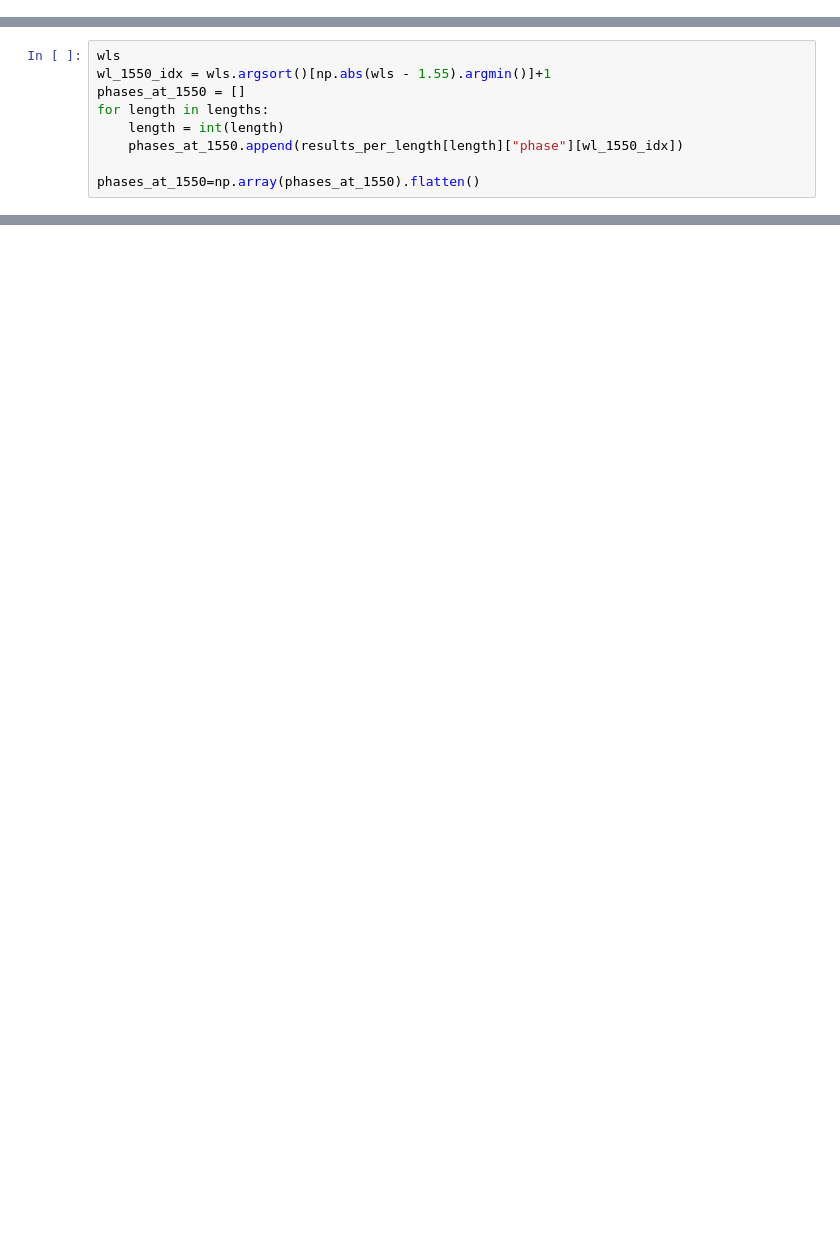
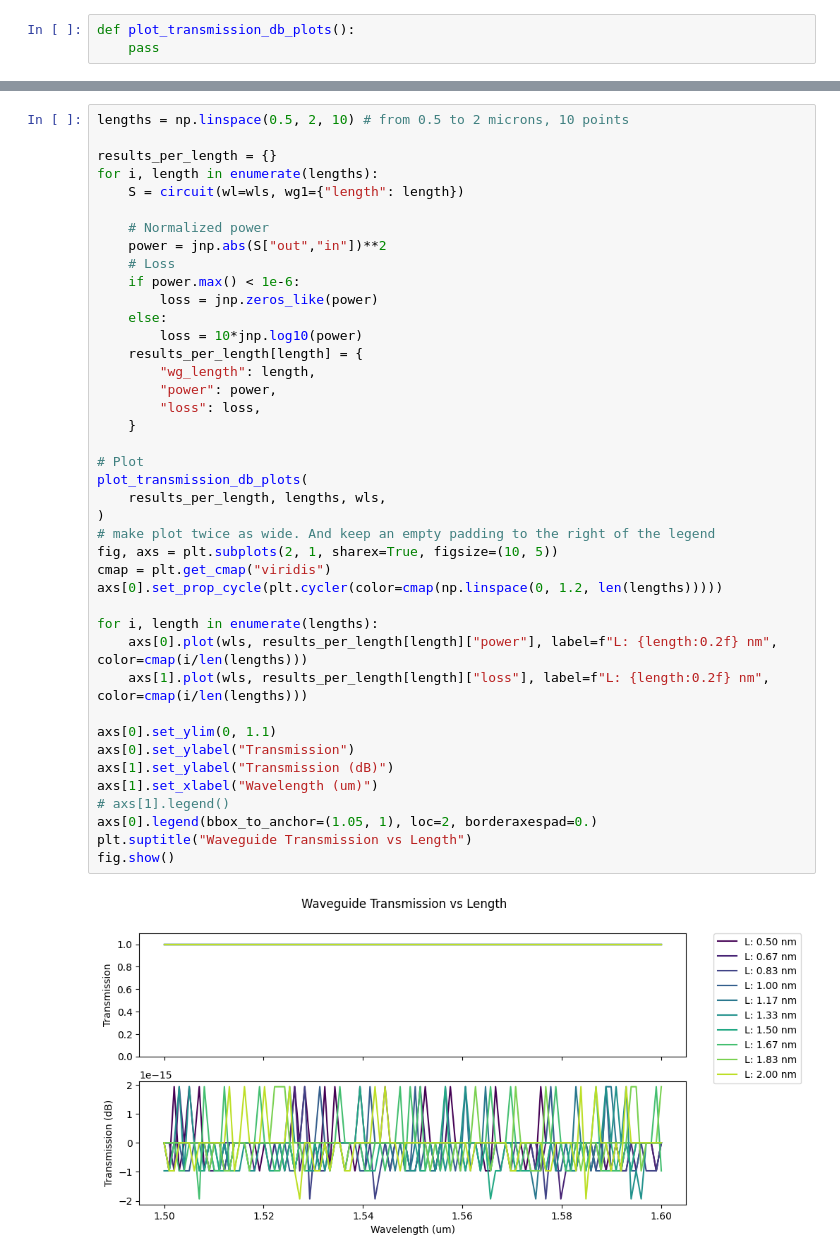
Before and after one commit to JJOL/PD-PiC-Design, a Jupyter notebook: notebooks/components/waveguides.ipynb, the cells around one changed output, grey strips where cells are left out. Cells and saved outputs as stored; diff of their text form; blank space fills up the shorter version.

Commit message:
component catalog of waveguides

```diff
--- a/notebooks/components/waveguides.ipynb
+++ b/notebooks/components/waveguides.ipynb
@@ -23 +23,4 @@ E0000 00:00:1780599425.199597    5221 cuda_platform.cc:52] failed call to cuInit
 INFO:tensorflow:Restoring parameters from /home/juanjo/Projects/PD-PiC-Design/venv/lib/python3.12/site-packages/SiPANN/ANN/TIGHT_ANGLE_BENT_RAND/model
+# %%
+def plot_transmission_db_plots():
+    pass
@@ -101,9 +57,0 @@ results_per_length[1000]["phase"].shape
-# %%
-wls
-wl_1550_idx = wls.argsort()[np.abs(wls - 1.55).argmin()]+1
-phases_at_1550 = []
-for length in lengths:
-    length = int(length)
-    phases_at_1550.append(results_per_length[length]["phase"][wl_1550_idx])
-
-phases_at_1550=np.array(phases_at_1550).flatten()
@@ -118,0 +65,43 @@ Text(0, 0.5, 'Phase at 1550 nm (rad)')
+# %%
+lengths = np.linspace(0.5, 2, 10) # from 0.5 to 2 microns, 10 points
+
+results_per_length = {}
+for i, length in enumerate(lengths):
+    S = circuit(wl=wls, wg1={"length": length})
+
+    # Normalized power
+    power = jnp.abs(S["out","in"])**2
+    # Loss
+    if power.max() < 1e-6:
+        loss = jnp.zeros_like(power)
+    else:
+        loss = 10*jnp.log10(power)
+    results_per_length[length] = {
+        "wg_length": length,
+        "power": power,
+        "loss": loss,
+    }
+
+# Plot
+plot_transmission_db_plots(
+    results_per_length, lengths, wls,
+)
+# make plot twice as wide. And keep an empty padding to the right of the legend
+fig, axs = plt.subplots(2, 1, sharex=True, figsize=(10, 5))
+cmap = plt.get_cmap("viridis")
+axs[0].set_prop_cycle(plt.cycler(color=cmap(np.linspace(0, 1.2, len(lengths)))))
+
+for i, length in enumerate(lengths):
+    axs[0].plot(wls, results_per_length[length]["power"], label=f"L: {length:0.2f} nm", color=cmap(i/len(lengths)))
+    axs[1].plot(wls, results_per_length[length]["loss"], label=f"L: {length:0.2f} nm", color=cmap(i/len(lengths)))
+
+axs[0].set_ylim(0, 1.1)
+axs[0].set_ylabel("Transmission")
+axs[1].set_ylabel("Transmission (dB)")
+axs[1].set_xlabel("Wavelength (um)")
+# axs[1].legend()
+axs[0].legend(bbox_to_anchor=(1.05, 1), loc=2, borderaxespad=0.)
+plt.suptitle("Waveguide Transmission vs Length")
+fig.show()
+# %% [output]
+[figure, added]
```
Also changed, not shown: parts of 23 cells of this notebook.
